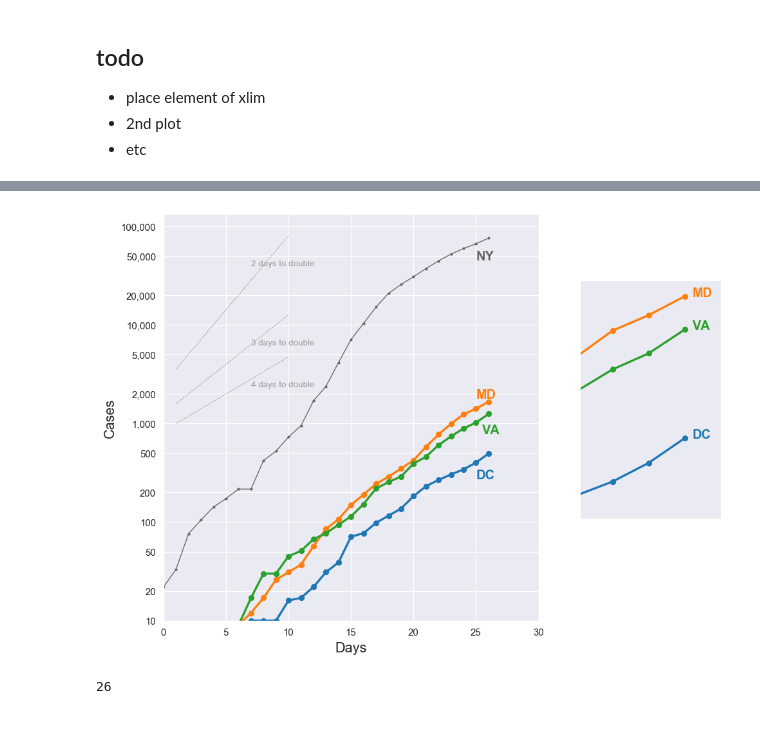
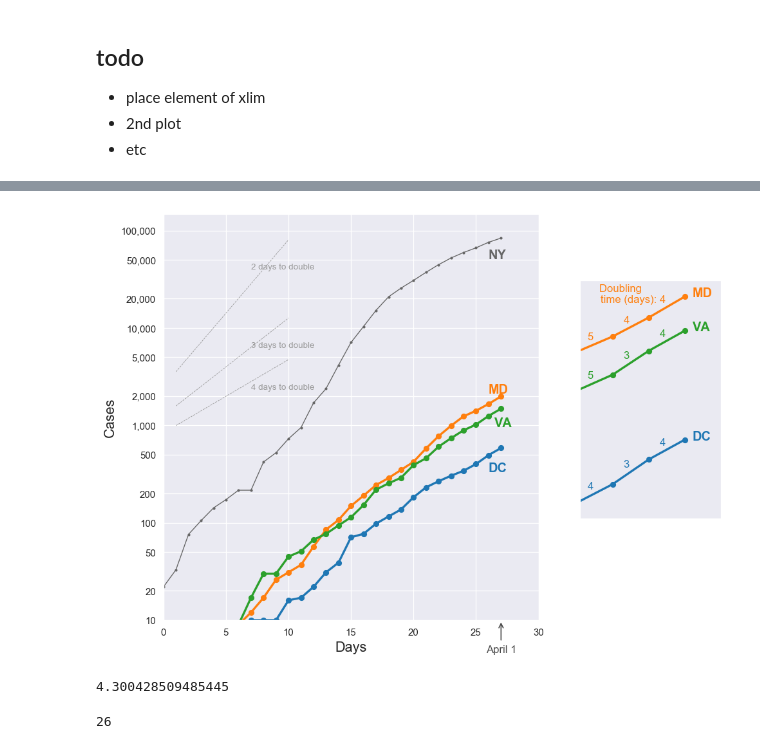
Before and after one commit to histed/DC-area-coronavirus-tracking, a Jupyter notebook: 200331-MH-Covidtracking.ipynb, the cells around one changed output, grey strips where cells are left out. Cells and saved outputs as stored; diff of their text form; code cells hidden in the pictures.

Commit message:
4/1 update: case plot: doubling time labels, arrow for date
Signed-off-by: Mark Histed <mhisted@gmail.com>

```diff
--- a/200331-MH-Covidtracking.ipynb
+++ b/200331-MH-Covidtracking.ipynb
@@ -142,6 +142,8 @@ fig, ax = plt.subplots(figsize=r_[1,1]*6, dpi=120)
 xlim = r_[0,30]
 
 todayx = 0 #26
+params.loc[:,'plot_date'] = np.nan
+params['plot_date'] = params['plot_date'].astype('object')
 def plot_state(state='DC', ax=ax, is_inset=False):
     global todayx
     desIx = ctDf.state == state
@@ -152,6 +154,7 @@ def plot_state(state='DC', ax=ax, is_inset=False):
     xs = r_[[x.days for x in xs]] + params.loc[state, 'xoff'] #- todayx
 
     ctDf.loc[desIx,'day0'] = xs
+    params.loc[state,'plot_data'] = [{'xs':xs, 'ys':ys}]
 
 
     ph, = ax.plot(xs, ys, marker='.', label=state, lw=2, markersize=9)
@@ -175,6 +178,7 @@ def plot_state(state='DC', ax=ax, is_inset=False):
             ph.set_color('0.4')
             ah.set_color('0.4')
     todayx = np.max((todayx, np.max(xs)))
+    params.loc[state, 'color'] = ph.get_color()
 
 plot_state('DC')
 plot_state('MD')
@@ -224,8 +228,8 @@ for st in ['DC', 'MD', 'VA']:
     plot_state(st, ax=axins, is_inset=True)
 fixups(ax=axins)
 
-axins.set_xlim([todayx-2.9,todayx+1.0])
-axins.set_ylim((250,1900))
+axins.set_xlim(r_[todayx-2.9,todayx+1.0])
+axins.set_ylim(r_[250,1900]*1.2)
 
 axins.set_xticks([])
 #axins.set_yticks((200,500,1000), [''])#(200,500,1000))
@@ -233,6 +237,22 @@ axins.set_xticks([])
 axins.yaxis.set_visible(False)
 axins.set_yticklabels([])
 axins.xaxis.set_visible(False)
+
+# put doubling time on inset axes
+for st in ['DC', 'MD', 'VA']:
+    dD = params.loc[st, 'plot_data']
+    for tSt in r_[0,1,2]:
+        ns = r_[0:2]+tSt
+        x0 = np.mean(dD['xs'][ns])
+        y0 = np.mean(dD['ys'].iloc[ns])
+        slope0 = np.log10(dD['ys'].iloc[ns[0]])-np.log10(dD['ys'].iloc[ns[1]])
+        double_time = np.log10(2)/slope0
+        tStr = f'{double_time:.0f}'
+        if st == 'MD' and tSt == 0:
+            tStr = 'Doubling        \ntime (days): ' + tStr
+        axins.annotate(tStr, xy=(x0,y0), va='bottom', ha='right', color=params.loc[st,'color'],
+                      xytext=(-1,2), textcoords='offset points')
+
 
 xs = r_[1,4]
 dtL = [2,3,4]
@@ -244,6 +264,10 @@ for (iD,dt) in enumerate(dtL):
 
 #ax.axvline(todayx, ls=':', color='0.5', lw=0.25)
 
+ax.annotate('April 1', xy=(27,10), xycoords='data', xytext=(0,-30), textcoords='offset points',
+            arrowprops=dict(arrowstyle='->', connectionstyle='arc3', color='0.3'),
+            color='0.3', ha='center')
+
 fig.tight_layout()
 fig.savefig('./fig-output/ct-%s.png'%datestr, dpi=300, bbox_inches='tight', bbox_extra_artists=[axins], pad_inches=0.5)
             #bbox_inches=r_[0,0,10,15])#,
@@ -259,4 +283,8 @@ Latest data for VA: 2020-03-31 00:00:00
-[figure, old version]
+[figure, new version]
+# %%
+np.log10(2)/0.07
+# %% [output]
+4.300428509485445
 # %%
 todayx
 # %% [output]
```
Also changed, not shown: parts of 3 cells of this notebook, 6 other files.
